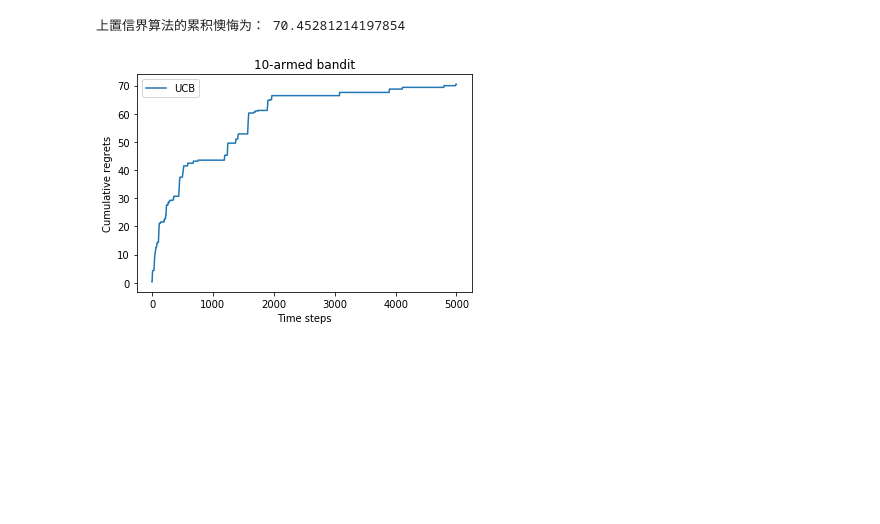
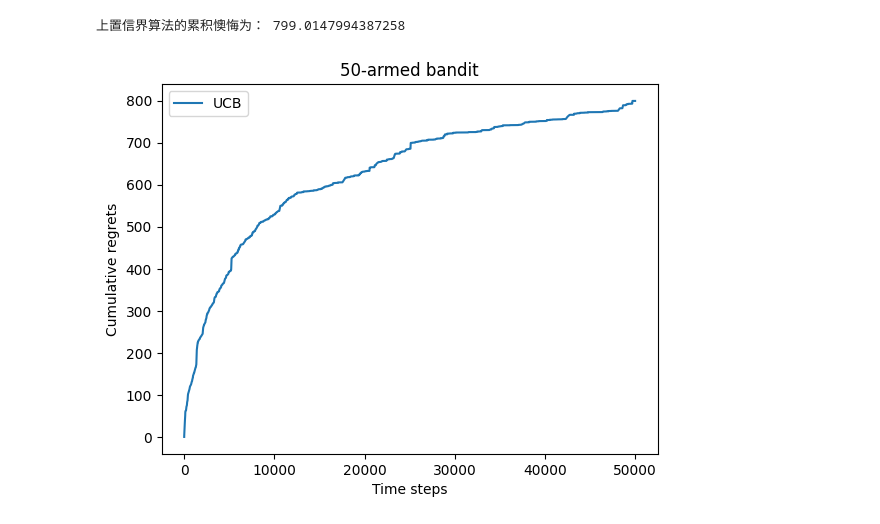
Before and after one commit to sfs999/RL-learning, a Jupyter notebook: d2rl/Hands-on-RL/第2章-多臂老虎机问题.ipynb, the cells around one changed output. Drawn from its saved outputs; the diff is of its cells as text; code cells hidden in the pictures; blank space fills up the shorter version.

```diff
--- a/d2rl/Hands-on-RL/第2章-多臂老虎机问题.ipynb
+++ b/d2rl/Hands-on-RL/第2章-多臂老虎机问题.ipynb
@@ -23,7 +23,7 @@ class BernoulliBandit:
 
 
 np.random.seed(1)  # 设定随机种子,使实验具有可重复性
-K = 10
+K = 50
 bandit_10_arm = BernoulliBandit(K)
 print("随机生成了一个%d臂伯努利老虎机" % K)
 print("获奖概率最大的拉杆为%d号,其获奖概率为%.4f" %
@@ -150,34 +150,34 @@ epsilon值衰减的贪婪算法的累积懊悔为： 10.114334931260183
 # %%
 class UCB(Solver):
     """ UCB算法,继承Solver类 """
     def __init__(self, bandit, coef, init_prob=1.0):
         super(UCB, self).__init__(bandit)
         self.total_count = 0
         self.estimates = np.array([init_prob] * self.bandit.K)
         self.coef = coef
 
     def run_one_step(self):
         self.total_count += 1
         ucb = self.estimates + self.coef * np.sqrt(
             np.log(self.total_count) / (2 * (self.counts + 1)))  # 计算上置信界
         k = np.argmax(ucb)  # 选出上置信界最大的拉杆
         r = self.bandit.step(k)
         self.estimates[k] += 1. / (self.counts[k] + 1) * (r -
                                                           self.estimates[k])
         return k
 
 
 np.random.seed(1)
 coef = 1  # 控制不确定性比重的系数
 UCB_solver = UCB(bandit_10_arm, coef)
-UCB_solver.run(5000)
+UCB_solver.run(50000)
 print('上置信界算法的累积懊悔为：', UCB_solver.regret)
 plot_results([UCB_solver], ["UCB"])
 
 # 上置信界算法的累积懊悔为： 70.45281214197854
 # %% [output]
-上置信界算法的累积懊悔为： 70.45281214197854
+上置信界算法的累积懊悔为： 799.0147994387258
-[figure, old version]
+[figure, new version]
 # %%
 class ThompsonSampling(Solver):
     """ 汤普森采样算法,继承Solver类 """
```
Also changed, not shown: parts of 5 cells of this notebook, 1 other file.
